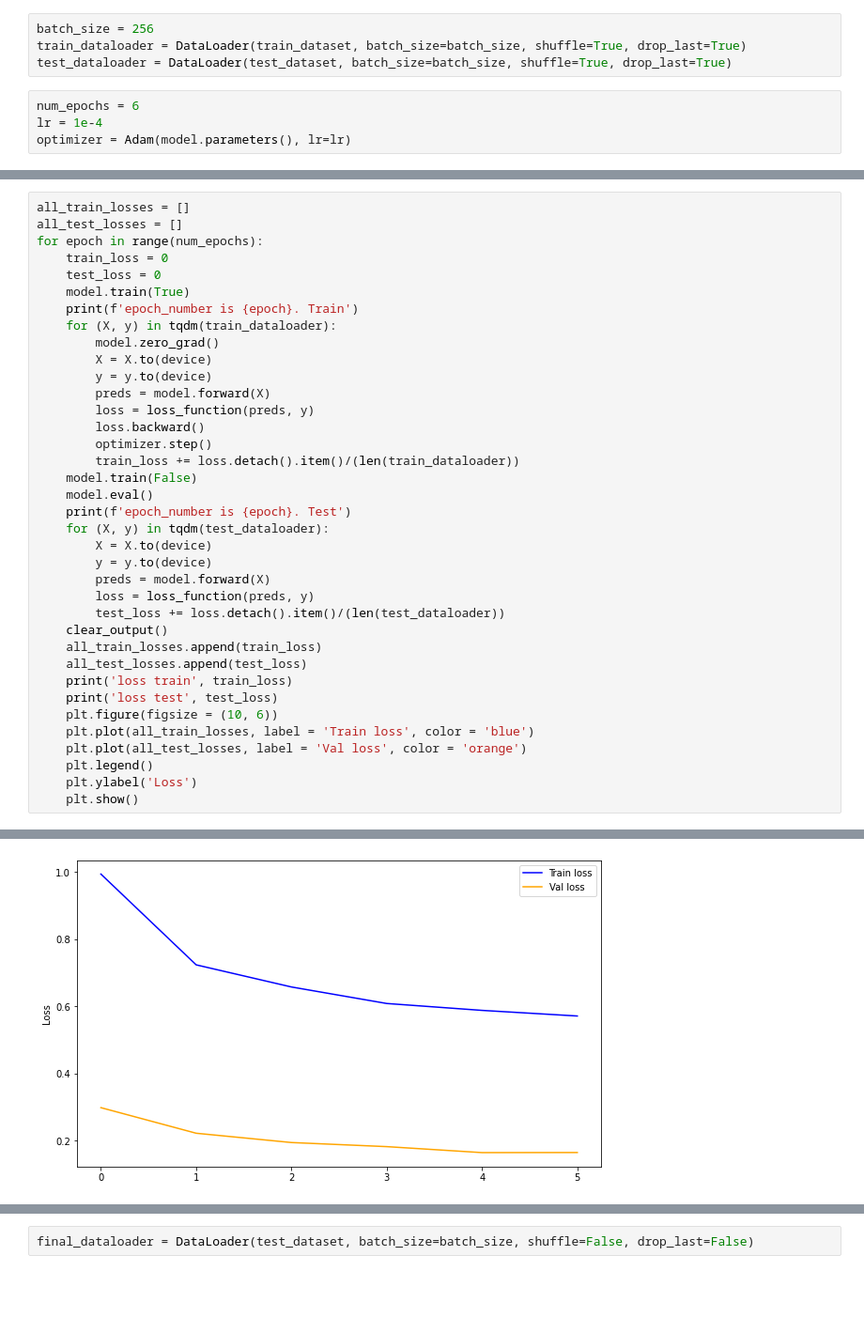
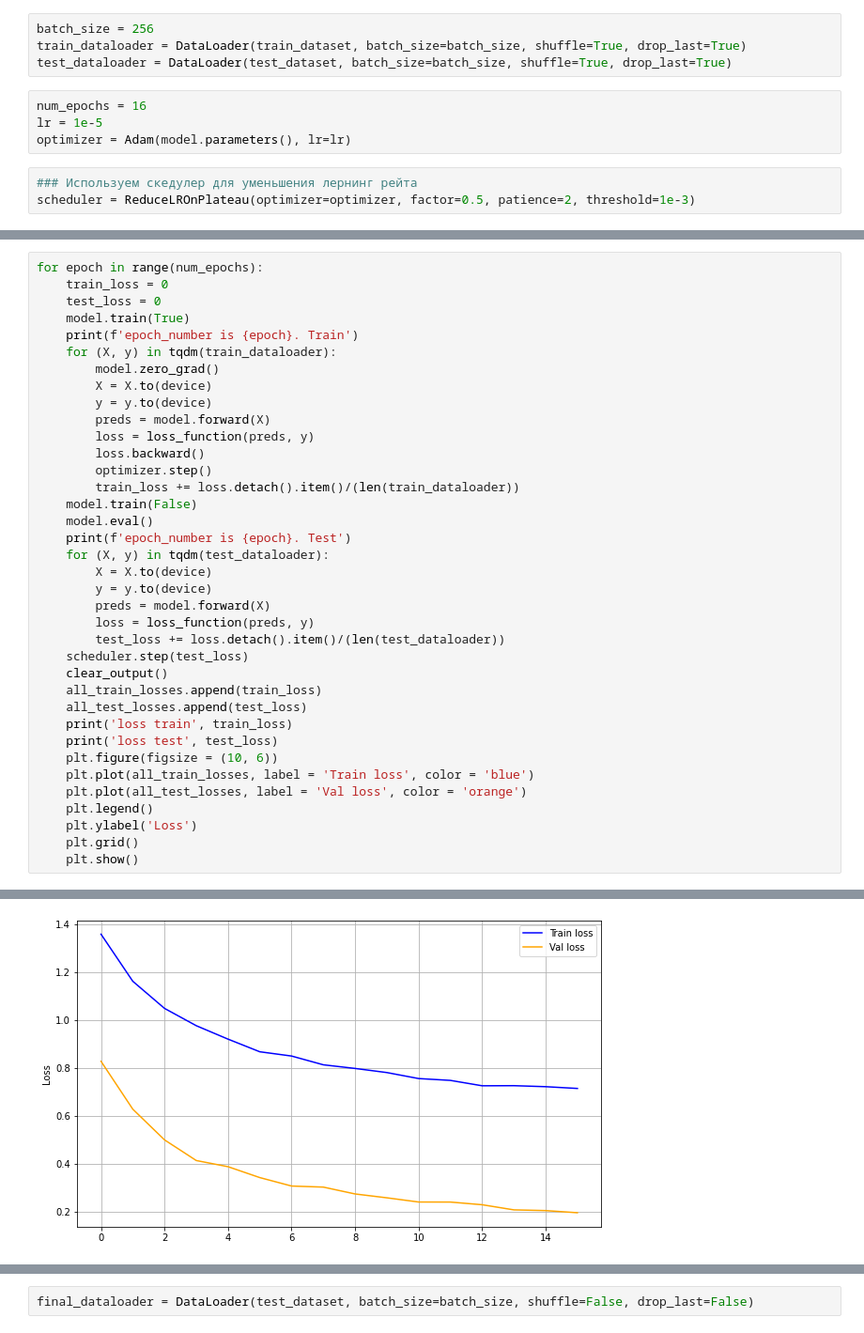
Before and after one commit to YakubovSlava/PrivateCodeRepo, a Jupyter notebook: MADMO_1st_Homework/main.ipynb, the cells around one changed output, grey strips where cells are left out. Shown at 94% size. Cells and saved outputs as stored; diff of their text form; blank space fills up the shorter version.

```diff
--- a/MADMO_1st_Homework/main.ipynb
+++ b/MADMO_1st_Homework/main.ipynb
@@ -47,6 +59,9 @@ batch_size = 256
 train_dataloader = DataLoader(train_dataset, batch_size=batch_size, shuffle=True, drop_last=True)
 test_dataloader = DataLoader(test_dataset, batch_size=batch_size, shuffle=True, drop_last=True)
 # %%
-num_epochs = 6
-lr = 1e-4
+num_epochs = 16
+lr = 1e-5
 optimizer = Adam(model.parameters(), lr=lr)
+# %%
+### Используем скедулер для уменьшения лернинг рейта
+scheduler = ReduceLROnPlateau(optimizer=optimizer, factor=0.5, patience=2, threshold=1e-3)
@@ -57,6 +80,4 @@ def loss_function(preds, true):
 # %%
-all_train_losses = []
-all_test_losses = []
 for epoch in range(num_epochs):
     train_loss = 0
     test_loss = 0
@@ -80,6 +101,7 @@ for epoch in range(num_epochs):
         preds = model.forward(X)
         loss = loss_function(preds, y)
         test_loss += loss.detach().item()/(len(test_dataloader))
+    scheduler.step(test_loss)
     clear_output()
     all_train_losses.append(train_loss)
     all_test_losses.append(test_loss)
@@ -90,5 +112,6 @@ for epoch in range(num_epochs):
     plt.plot(all_test_losses, label = 'Val loss', color = 'orange')
     plt.legend()
     plt.ylabel('Loss')
+    plt.grid()
     plt.show()
 # %% [output]
@@ -97 +120 @@ loss test 0.16379878520965574
-[figure, old version]
+[figure, new version]
```
Also changed, not shown: parts of 22 cells of this notebook, 1 other file.
